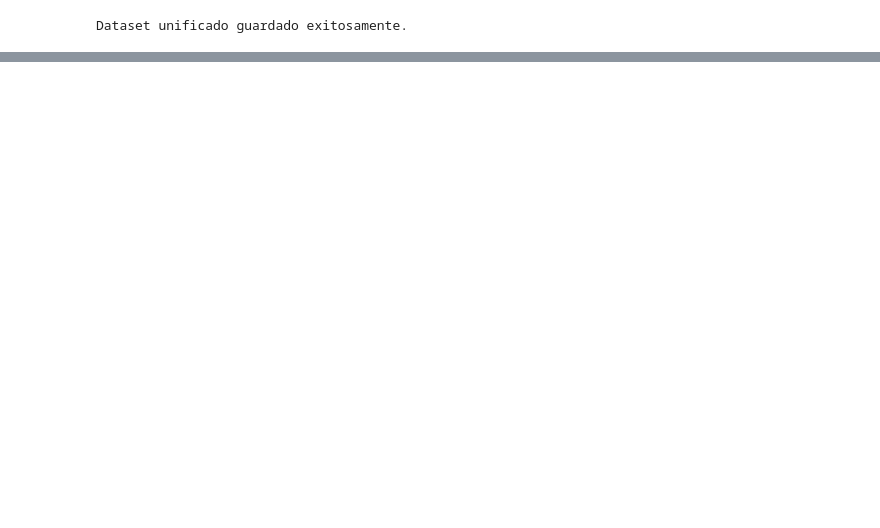
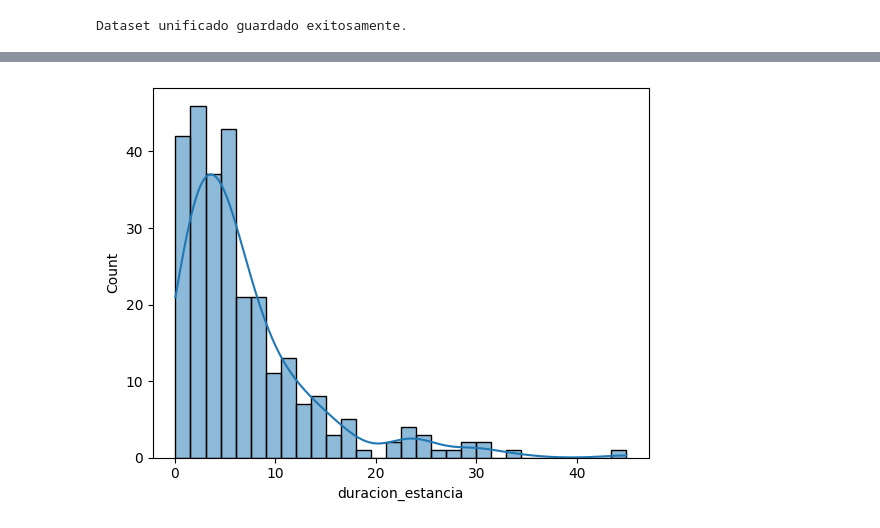
Before and after one commit to ugritai/medicalReports, a Jupyter notebook: preprocessing.ipynb, the cells around one changed output, grey strips where cells are left out. Saved outputs shown, nothing was run; the diff lists cells and outputs as text; code cells hidden in the pictures; blank space fills up the shorter version.

```diff
--- a/preprocessing.ipynb
+++ b/preprocessing.ipynb
@@ -102,0 +268,11 @@ Dataset unificado guardado exitosamente.
+# %%
+# Calcular duración de la estancia en el hospital
+# Convertir columnas a tipo datetime
+df_final['admittime'] = pd.to_datetime(df_final['admittime'])
+df_final['dischtime'] = pd.to_datetime(df_final['dischtime'])
+
+# Calcular duración de la estancia
+df_final['duracion_estancia'] = (df_final['dischtime'] - df_final['admittime']).dt.total_seconds() / (60*60*24)  # en días
+
+# Mostrar resultado
+print(df_final[['subject_id', 'duracion_estancia']])
@@ -102,0 +294,6 @@ Dataset unificado guardado exitosamente.
+# %%
+# Distribución de la duración de estancia
+sns.histplot(df_final['duracion_estancia'], bins=30, kde=True)
+plt.show()
+# %% [output]
+[figure, added]
```
Also changed, not shown: parts of 27 cells of this notebook, 1 other file.
